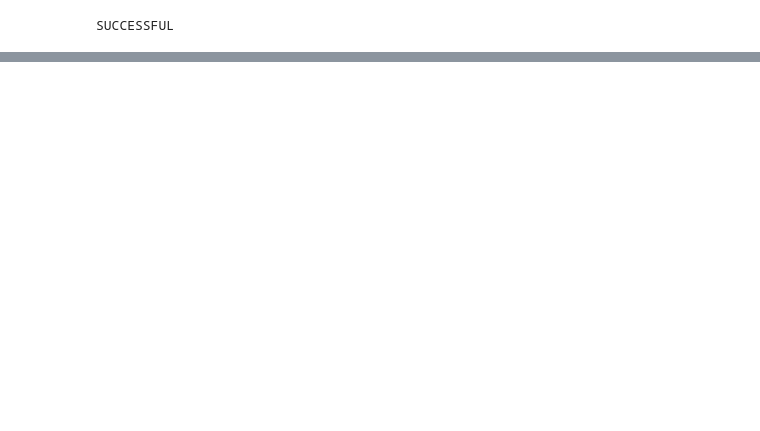
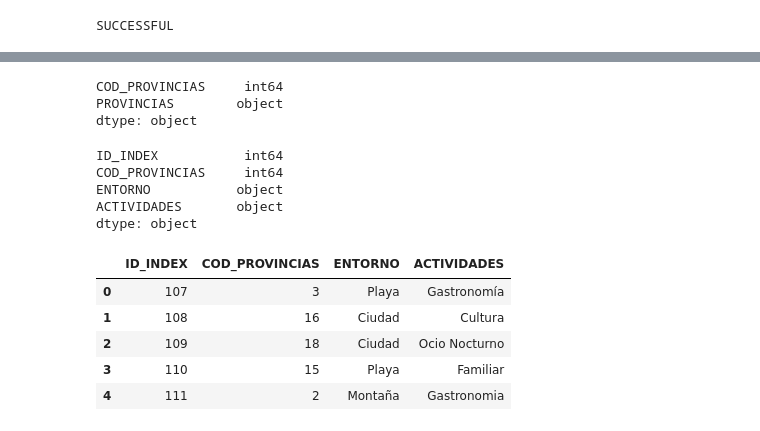
Before and after one commit to Wallace-80/DESAFIO_Data, a Jupyter notebook: src/notebook/ver base de datos.ipynb, the cells around one changed output, grey strips where cells are left out. Drawn from its saved outputs; the diff is of its cells as text; code cells hidden in the pictures; blank space fills up the shorter version.

```diff
--- a/src/notebook/ver base de datos.ipynb
+++ b/src/notebook/ver base de datos.ipynb
@@ -128,0 +147,24 @@ conn.close()
+# %%
+df_espana.dtypes
+# %% [output]
+COD_PROVINCIAS     int64
+PROVINCIAS        object
+dtype: object
+# %%
+df_input["COD_PROVINCIAS"]=df_input["COD_PROVINCIAS"].astype("int64")
+df_input.dtypes
+# %% [output]
+ID_INDEX           int64
+COD_PROVINCIAS     int64
+ENTORNO           object
+ACTIVIDADES       object
+dtype: object
+# %%
+df_input.head()
+# %% [output]
+|  | ID_INDEX | COD_PROVINCIAS | ENTORNO | ACTIVIDADES |
+| 0 | 107 | 3 | Playa | Gastronomía |
+| 1 | 108 | 16 | Ciudad | Cultura |
+| 2 | 109 | 18 | Ciudad | Ocio Nocturno |
+| 3 | 110 | 15 | Playa | Familiar |
+| 4 | 111 | 2 | Montaña | Gastronomia |
```
Also changed, not shown: parts of 19 cells of this notebook.
